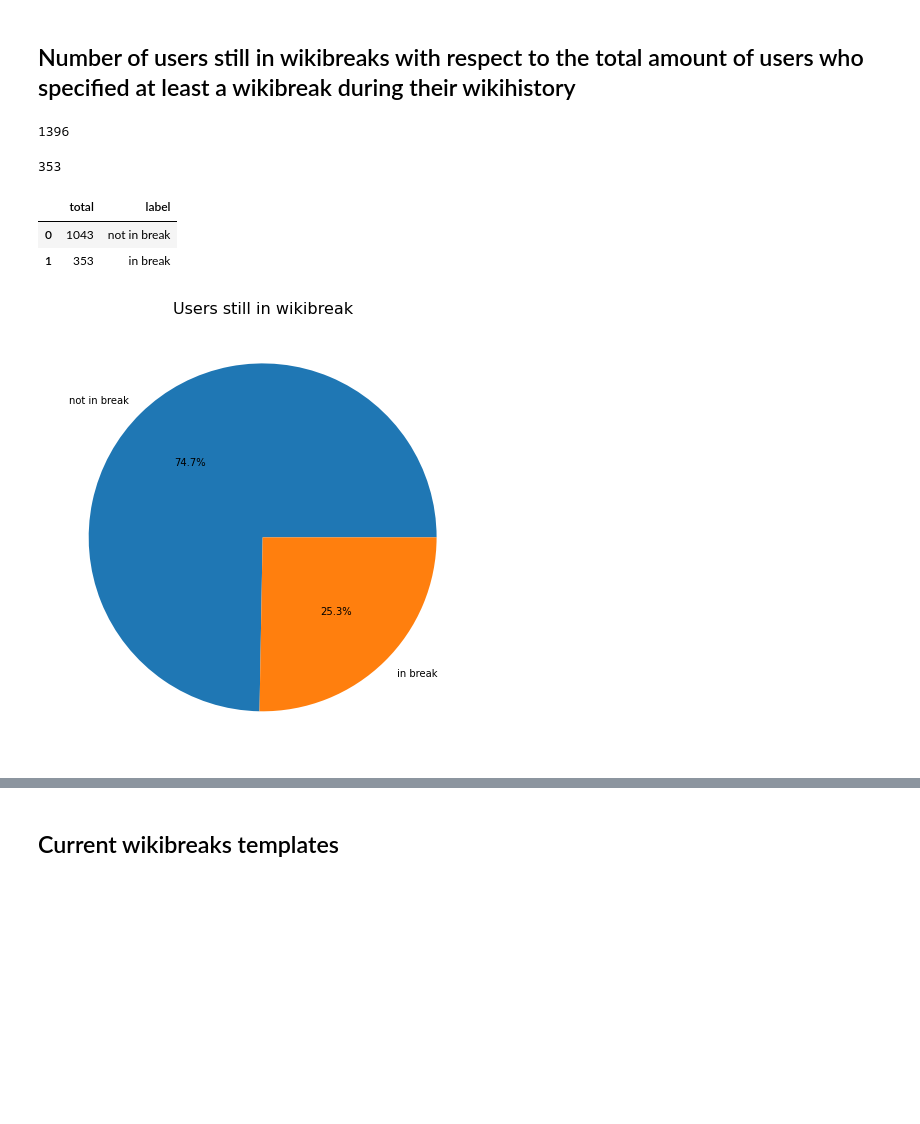
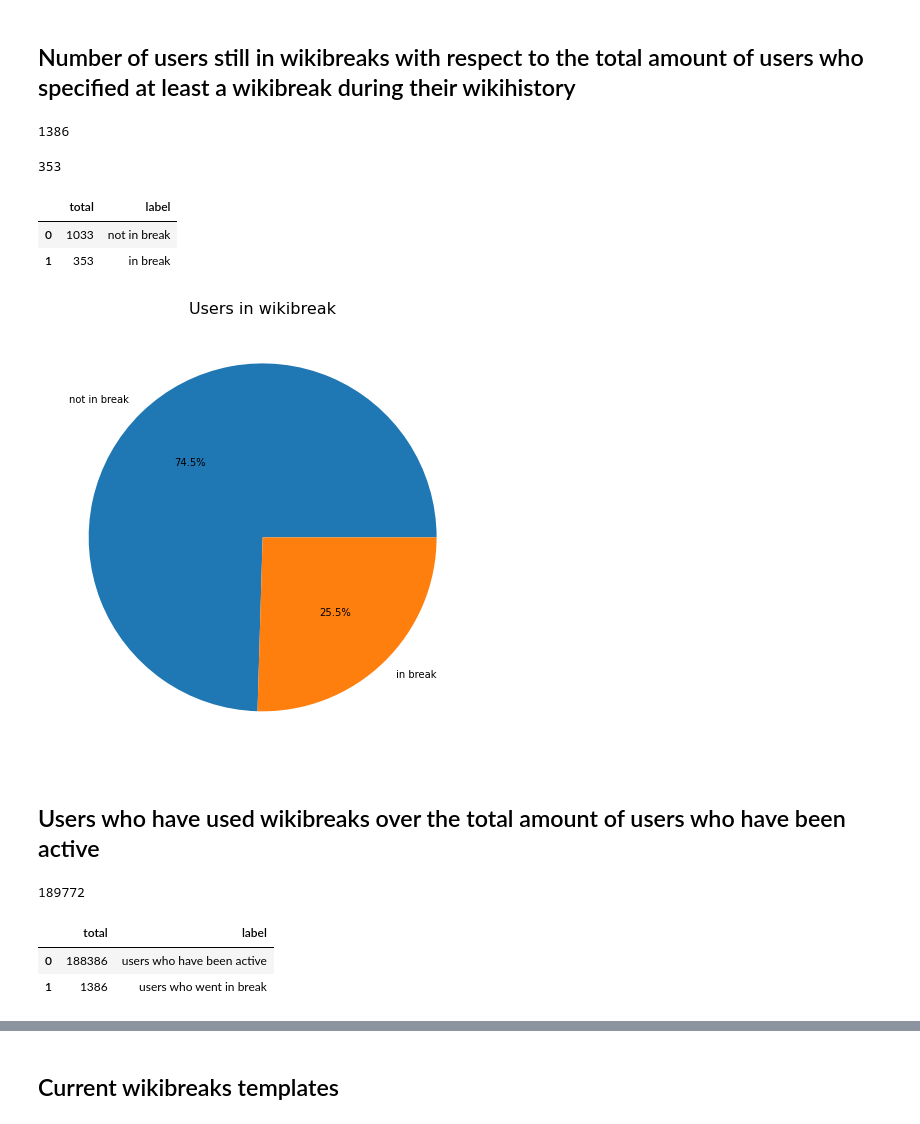
Before and after one commit to WikiCommunityHealth/wikipedia-languages-wikibreaks-user-warnings-analysis, a Jupyter notebook: wikibreaks/italian_20210201_wikibreaks_dataset.ipynb, the cells around one changed output, grey strips where cells are left out. Cells and saved outputs as stored; diff of their text form; code cells hidden in the pictures; blank space fills up the shorter version.

```diff
--- a/wikibreaks/italian_20210201_wikibreaks_dataset.ipynb
+++ b/wikibreaks/italian_20210201_wikibreaks_dataset.ipynb
@@ -22,5 +22,5 @@ matplotlib.rcParams['font.sans-serif'] = ['Source Han Sans TW', 'DejaVu Sans']
 # %% [markdown]
 ## Getting the data ready to be analyzed
 # %%
-italian_wikibreaks_df = pd.read_json('../../wikidump/wikibreaks_refactored/itwiki_20210201_refactored_wikibreaks_dataset.json.gz', compression='gzip', lines=True)
+italian_wikibreaks_df = pd.read_json('../../wikidump/wikibreaks_refactored/itwiki_20210201_wikibreaks_without_band_refactored.json.gz', compression='gzip', lines=True)
 # italian_wikibreaks_df.head()
@@ -110,3 +111,0 @@ italian_wikibreaks_refactored_df.shape
-# %%
-italian_wikibreaks_refactored_df = italian_wikibreaks_refactored_df[italian_wikibreaks_refactored_df['wikibreak'] != 'band']
-# italian_wikibreaks_refactored_df.head()
@@ -141,7 +136,7 @@ users_still_in_breaks.describe()
 # %%
 italian_wikibreaks_df.shape[0]
 # %% [output]
-1396
+1386
 # %%
 users_still_in_breaks.shape[0]
 # %% [output]
@@ -154,12 +149,28 @@ percentage_still_in_break = pd.DataFrame(rows).reset_index(drop=True)
 percentage_still_in_break
 # %% [output]
 |  | total | label |
-| 0 | 1043 | not in break |
+| 0 | 1033 | not in break |
 | 1 | 353 | in break |
 # %%
 plt.figure(figsize=(16,8))
 plt.pie(percentage_still_in_break['total'], labels=percentage_still_in_break['label'], autopct='%.1f%%')
-plt.title('Users still in wikibreak', fontsize=16)
+plt.title('Users in wikibreak', fontsize=16)
 plt.show()
 # %% [output]
-[figure, old version]
+[figure, new version]
+# %% [markdown]
+## Users who have used wikibreaks over the total amount of users who have been active
+# %%
+active_users_amount['tot']
+# %% [output]
+189772
+# %%
+row_total = {'total': active_users_amount['tot'] - italian_wikibreaks_df.shape[0], 'label': 'users who have been active'}
+row_break = {'total': italian_wikibreaks_df.shape[0], 'label': 'users who went in break'}
+rows = [row_total, row_break]
+percentage_compared_with_activity = pd.DataFrame(rows).reset_index(drop=True)
+percentage_compared_with_activity
+# %% [output]
+|  | total | label |
+| 0 | 188386 | users who have been active |
+| 1 | 1386 | users who went in break |
```
Also changed, not shown: parts of 55 cells of this notebook, 9 other files.
